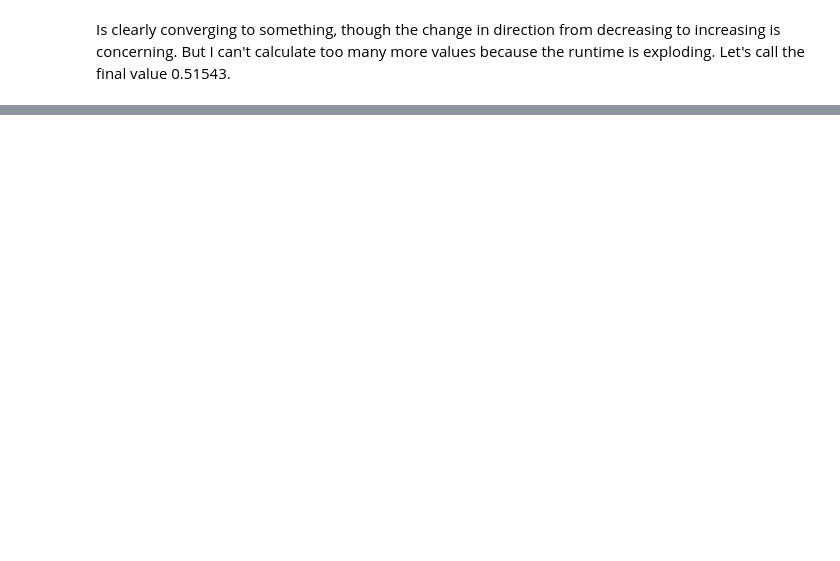
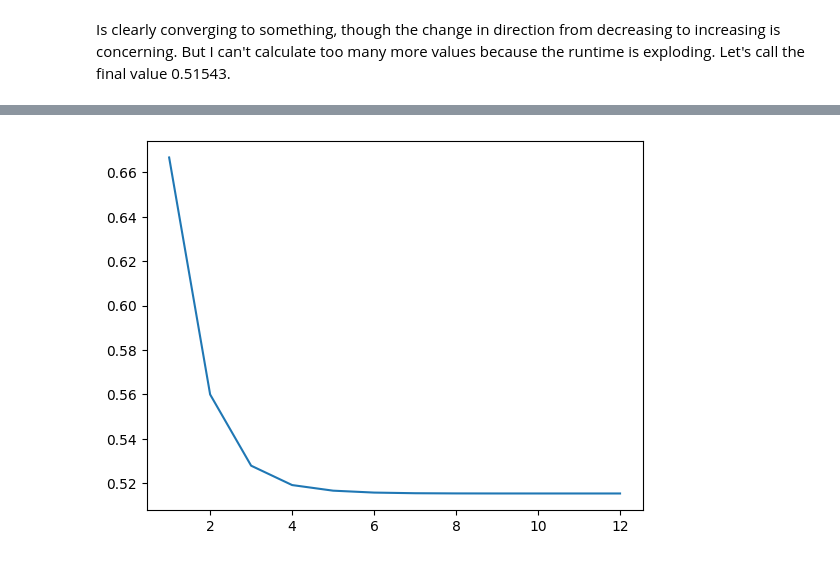
Before and after one commit to sgauria/Fiddler, a Jupyter notebook: Fiddler_2025_03_21.ipynb, the cells around one changed output, grey strips where cells are left out. Drawn from its saved outputs; the diff is of its cells as text; code cells hidden in the pictures; blank space fills up the shorter version.

```diff
--- a/Fiddler_2025_03_21.ipynb
+++ b/Fiddler_2025_03_21.ipynb
@@ -84,0 +127,8 @@ Let's call the final value 0.51543.
+# %%
+N2=12
+k_list_2 = range(1,N2+1)
+p_list_opt = [outcomes_optimized(k, seed_of_interest=1)[1] for k in k_list_2]
+plt.plot(k_list_2, p_list_opt)
+plt.show()
+# %% [output]
+[figure, added]
```
Also changed, not shown: parts of 17 cells of this notebook, 10 other files.
